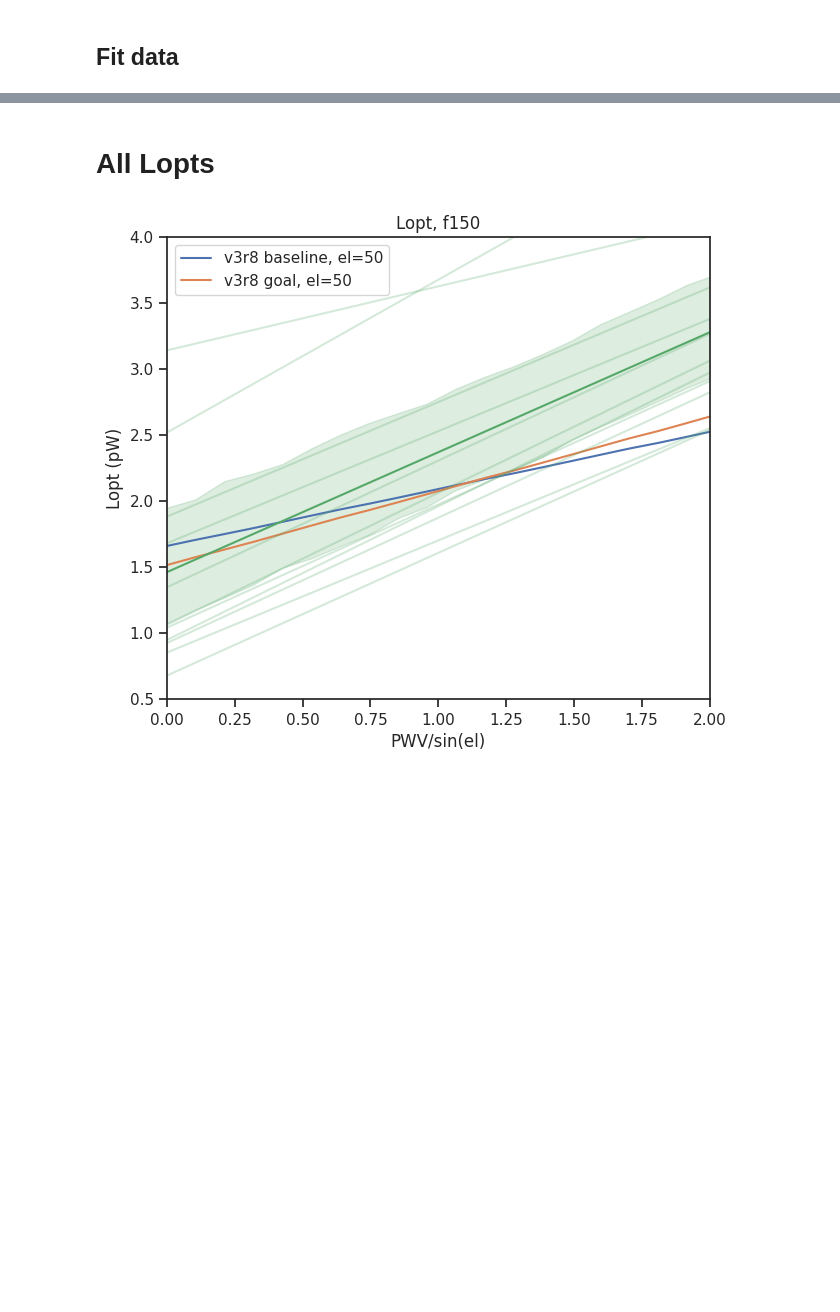
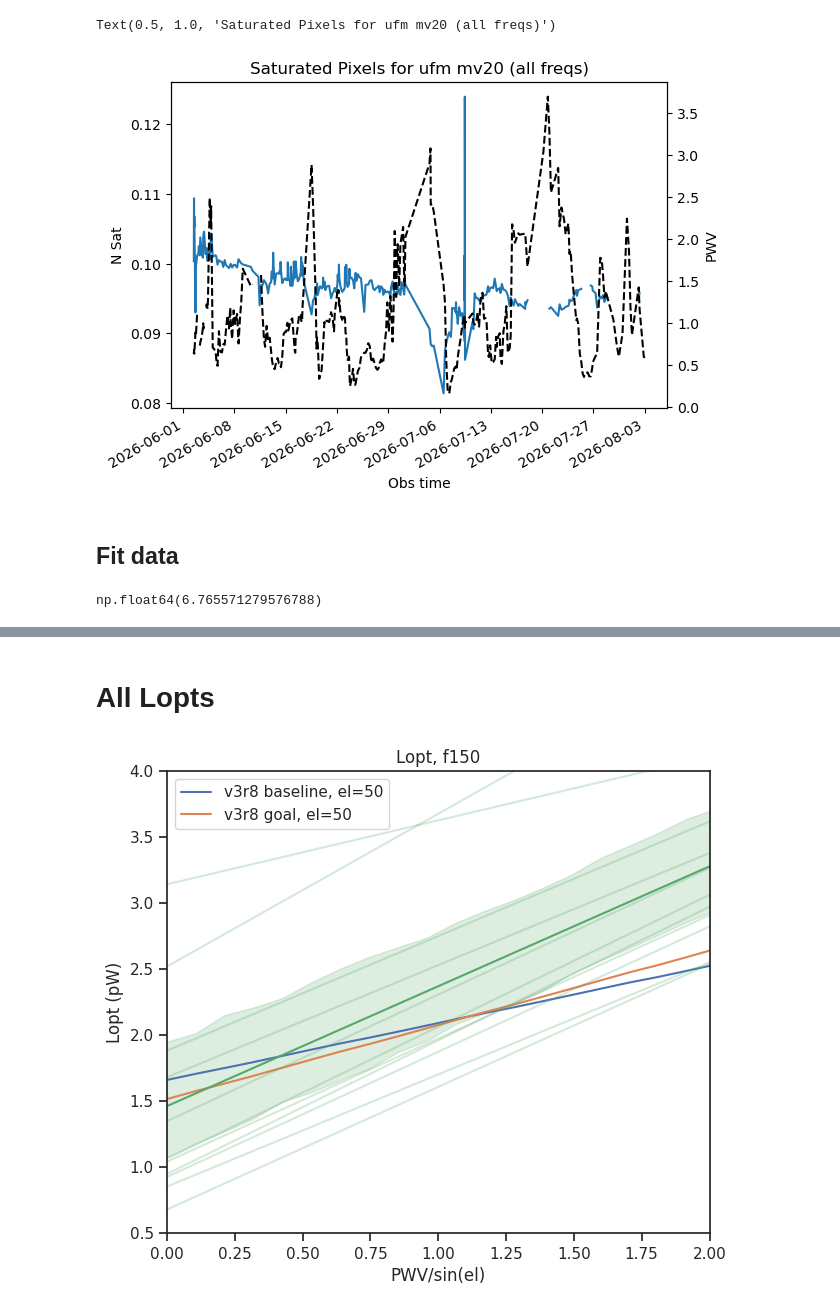
Before and after one commit to Sulla2012/LAT_Loading, a Jupyter notebook: latcom/notebooks/optical_loading.ipynb, the cells around one changed output, grey strips where cells are left out. Drawn from its saved outputs; the diff is of its cells as text; code cells hidden in the pictures; blank space fills up the shorter version.

```diff
--- a/latcom/notebooks/optical_loading.ipynb
+++ b/latcom/notebooks/optical_loading.ipynb
@@ -31,7 +31,7 @@ with open("../../data/opt_load_det.pk", "rb") as f:
 ## context for loading data
 ctx = core.Context("../../ctxs/smurf_detsets_local.yaml")
 # %%
-ufm = "mv32"
+ufm = "mv20"
 
 if "uv" in ufm:
     ufm_type = "UHF"
@@ -54,8 +54,8 @@ else:
     low_freq = "030"
     high_freq = "040"
 
-start = dt.datetime(2026, 4, 26, tzinfo=dt.timezone.utc)
-end = dt.datetime(2026, 7, 12, tzinfo=dt.timezone.utc)
+start = dt.datetime(2026, 6, 1, tzinfo=dt.timezone.utc)
+end = dt.datetime(2026, 9, 12, tzinfo=dt.timezone.utc)
 obs_list = ctx.obsdb.query(
     f"{end.timestamp()} > timestamp and timestamp > {start.timestamp()} and type=='oper' and subtype=='iv'"
     " and stream_ids_list == 'ufm_{}'".format(ufm)
@@ -102,7 +102,7 @@ except FileNotFoundError:
         pwvs.append(float(pwv((obs["start_time"] + obs["stop_time"]) / 2)))
         ufm_temps.append(float(get_fpa_temps(obs_list[i : i + 1])[0]))
         els.append(meta.obs_info.el_center)
-    dump_dict = {"psats":psats,
+    iv_dict = {"psats":psats,
                  "bgmaps":bgmaps,
                  "obs_ids":obs_ids,
                  "pwvs":pwvs,
@@ -110,5 +110,5 @@ except FileNotFoundError:
                  "els": els,
                 }
     with open(f"../../ivs/ivs_{ufm}.pk", "wb") as f:
-        pk.dump(dump_dict, f)
+        pk.dump(iv_dict, f)
 # %% [output]
@@ -189,23 +209,26 @@ plt.savefig(output_dir / f"time_sat_{ufm}.png", dpi=600)
 # %%
 times = np.array([dt.datetime.fromtimestamp(int(obs_id.split("_")[1])) for obs_id in obs_ids])
 fig, ax = plt.subplots()
 
-ax.plot(times, dump_dict["ufm_temps"])
+ax.plot(times, iv_dict["ufm_temps"])
 
 ax2 = ax.twinx()
 pw = ax2.plot(times, pwvs, label="PWV", c="black", alpha=1, linestyle="--")
 
 plt.gca().xaxis.set_major_formatter(mdates.DateFormatter("%Y-%m-%d"))
 plt.gca().xaxis.set_major_locator(mdates.DayLocator(interval=7))
 plt.gcf().autofmt_xdate()
 
 ax.set_xlabel("Obs time")
 ax.set_ylabel("N Sat")
 #ax.set_ylim(0, 1600)
 #ax2.set_ylim(0, 0.2)
 ax2.set_ylabel("PWV")
 
 plt.title(f"Saturated Pixels for ufm {ufm} (all freqs)")
+# %% [output]
+Text(0.5, 1.0, 'Saturated Pixels for ufm mv20 (all freqs)')
+[figure, added]
 # %%
 fname = "../../data/lopt_fits.pk"
 if os.path.exists(fname):
@@ -259,6 +282,8 @@ xdata, ydata = (pwvs / np.sin(np.deg2rad(els))), np.array([np.nanmedian(lopt_low
 pwvcut = np.where((xdata <= 3.0) & (0.5 < ydata) & (ydata < 100))
 # %%
 np.nanmean(np.array(lopts_low[0])[np.where(np.array(lopts_low[0]) > -10)[0]])
+# %% [output]
+np.float64(6.765571279576788)
 # %%
 xdata, ydata = (pwvs / np.sin(np.deg2rad(els))), np.array([np.nanmedian(lopt_low) for lopt_low in lopts_low])
 
```
Also changed, not shown: parts of 5 cells of this notebook, 7 other files.
